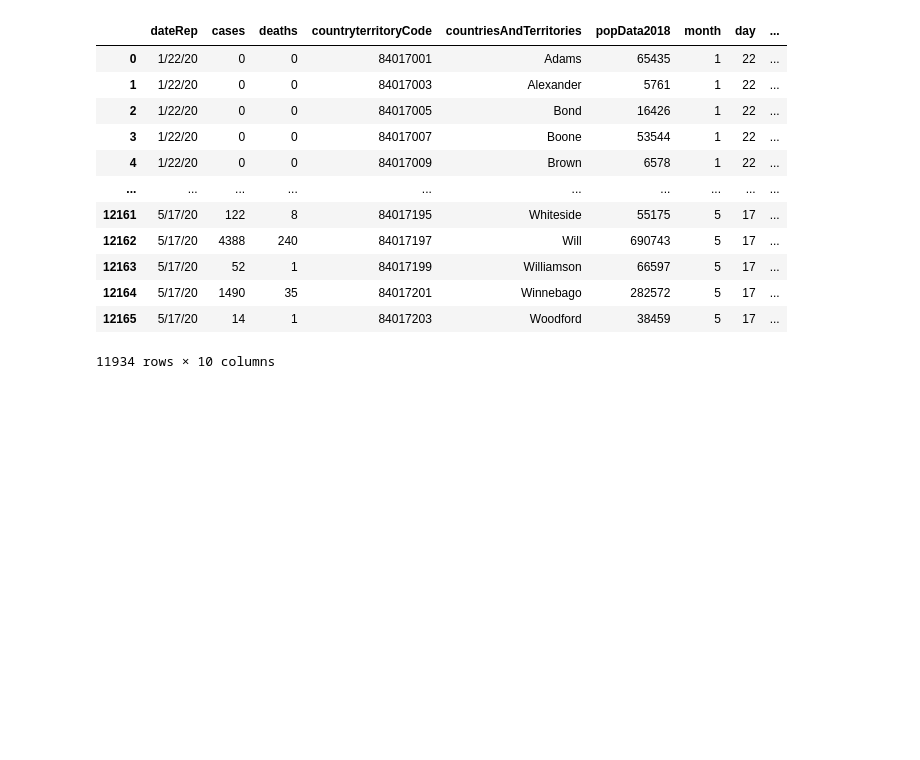
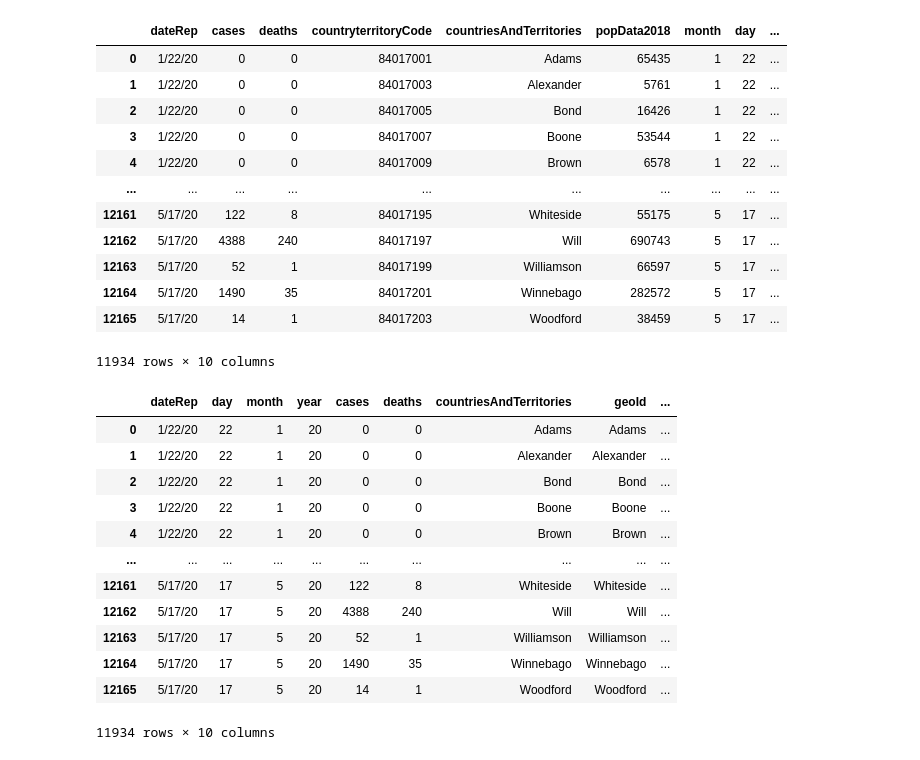
Before and after one commit to uc-cdis/covid19model, a Jupyter notebook: Python/notebooks/scratchSpace.ipynb, the cells around one changed output. Drawn from its saved outputs; the diff is of its cells as text; code cells hidden in the pictures; blank space fills up the shorter version.

```diff
--- a/Python/notebooks/scratchSpace.ipynb
+++ b/Python/notebooks/scratchSpace.ipynb
@@ -576,3 +576,18 @@ df
 # %%
 # reorder the columns to match Euro table
 df = df[list(EuroCaseAndMortality)]
+df
+# %% [output]
+|  | dateRep | day | month | year | cases | deaths | countriesAndTerritories | geoId | ... |
+| 0 | 1/22/20 | 22 | 1 | 20 | 0 | 0 | Adams | Adams | ... |
+| 1 | 1/22/20 | 22 | 1 | 20 | 0 | 0 | Alexander | Alexander | ... |
+| 2 | 1/22/20 | 22 | 1 | 20 | 0 | 0 | Bond | Bond | ... |
+| 3 | 1/22/20 | 22 | 1 | 20 | 0 | 0 | Boone | Boone | ... |
+| 4 | 1/22/20 | 22 | 1 | 20 | 0 | 0 | Brown | Brown | ... |
+| ... | ... | ... | ... | ... | ... | ... | ... | ... | ... |
+| 12161 | 5/17/20 | 17 | 5 | 20 | 122 | 8 | Whiteside | Whiteside | ... |
+| 12162 | 5/17/20 | 17 | 5 | 20 | 4388 | 240 | Will | Will | ... |
+| 12163 | 5/17/20 | 17 | 5 | 20 | 52 | 1 | Williamson | Williamson | ... |
+| 12164 | 5/17/20 | 17 | 5 | 20 | 1490 | 35 | Winnebago | Winnebago | ... |
+| 12165 | 5/17/20 | 17 | 5 | 20 | 14 | 1 | Woodford | Woodford | ... |
+11934 rows × 10 columns
```
Also changed, not shown: parts of 1 cell of this notebook.
